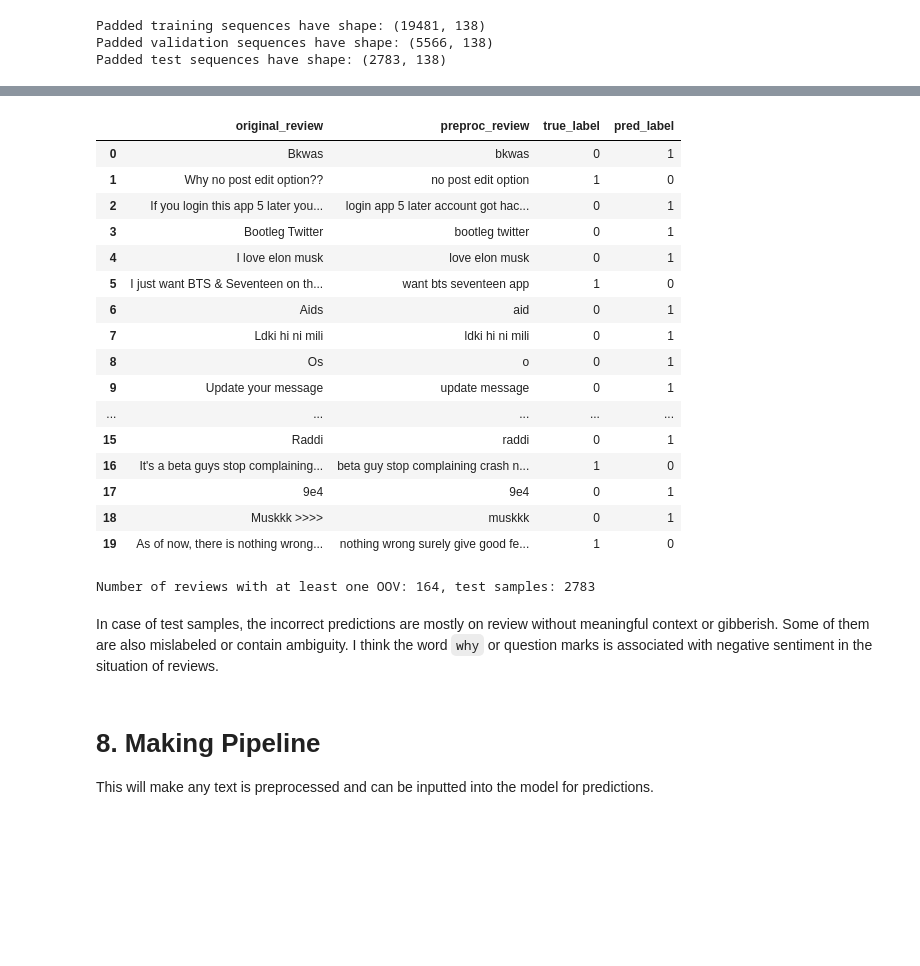
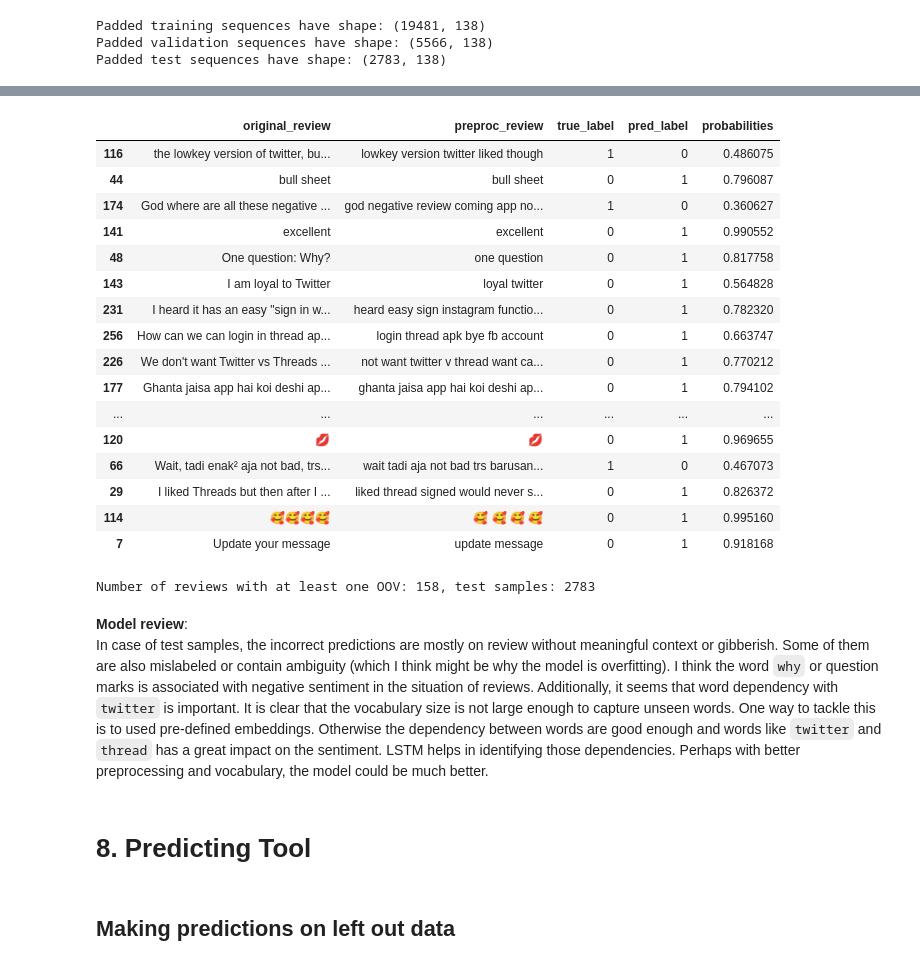
Before and after one commit to BrianLoe/NLP, a Jupyter notebook: thread/Thread_sentiment.ipynb, the cells around one changed output, grey strips where cells are left out. Saved outputs shown, nothing was run; the diff lists cells and outputs as text; code cells hidden in the pictures; blank space fills up the shorter version.

```diff
--- a/thread/Thread_sentiment.ipynb
+++ b/thread/Thread_sentiment.ipynb
@@ -510,7 +510,8 @@ def make_residual_df(model, original_description, sentences, labels, sequences):
 
     return - dataframe containing residuals with original and preprocessed review, true label, and predicted label.
     """
-    y_hat = (model.predict(sequences)>0.5).astype(int).ravel()
+    y_prob = model.predict(sequences).ravel()
+    y_hat = (y_prob>0.5).astype(int)
     incorrect_idxs = [i for i in range(len(y_hat)) if y_hat[i]!=labels[i]]
     print("There are {} incorrect predictions".format(len(incorrect_idxs)))
 
@@ -518,9 +519,10 @@ def make_residual_df(model, original_description, sentences, labels, sequences):
     inc_reviews = [sentences[i] for i in incorrect_idxs]
     true_labels = [labels[i] for i in incorrect_idxs]
     pred_labels = [y_hat[i] for i in incorrect_idxs]
+    probabilities = [y_prob[i] for i in incorrect_idxs]
 
-    resid = pd.DataFrame(zip(ori_desc, inc_reviews, true_labels, pred_labels),
-                     columns=['original_review','preproc_review', 'true_label', 'pred_label'])
+    resid = pd.DataFrame(zip(ori_desc, inc_reviews, true_labels, pred_labels, probabilities),
+                     columns=['original_review','preproc_review', 'true_label', 'pred_label', 'probabilities'])
 
     return resid
 # %%
@@ -863,25 +865,29 @@ Padded test sequences have shape: (2783, 138)
 tf.keras.backend.clear_session()
 from keras import regularizers
 
-with tf.device('/CPU:0'):
+with tf.device('/GPU:0'):
     model2 = tf.keras.models.Sequential([
         tfl.Embedding(NUM_WORDS, 20, input_length=MAX_LEN),
-        # tfl.SimpleRNN(16, return_sequences=True,),
-        tfl.Conv1D(16, 3, activation='relu'),
-        tfl.MaxPooling1D(),
+        # tfl.Conv1D(32, 5, activation='relu', ),
+        # tfl.MaxPooling1D(),
+        # tfl.SimpleRNN(32, kernel_regularizer=regularizers.L2(1e-7)),
+        tfl.Bidirectional(tfl.LSTM(32)),
         tfl.Dropout(0.2),
-        tfl.GlobalMaxPooling1D(),
-        tfl.Dense(12, activation='relu', kernel_regularizer=regularizers.L2(1e-7)),
+        # tfl.Flatten(),
+        tfl.Dense(8, activation='relu',
+                  kernel_regularizer=regularizers.L2(1e-8),
+                  # bias_regularizer=regularizers.L2(1e-8)
+                 ),
         tfl.Dense(1, activation='sigmoid')
     ])
 
     early_stop = tf.keras.callbacks.EarlyStopping(
                     monitor='val_loss',
-                    min_delta=0,
-                    patience=15,
+                    min_delta=1e-2,
+                    patience=8,
                     verbose=1,
                     mode='min',
-                    baseline=.3,
+                    baseline=.28,
                     restore_best_weights=True,
                 )
 
@@ -966,5 +974,5 @@ There are 1143 incorrect predictions
 val_size_out = int(len(ori_desc2) * 0.9)
 resid_df_test = make_residual_df(model2, ori_desc2[val_size_out:], test_sents, test_labels, test_seq)
 with pd.option_context('display.min_rows', 20):
-    display(resid_df_test.head(20))
+    display(resid_df_test.sample(20))
 # %% [output]
@@ -973,29 +981,29 @@ There are 293 incorrect predictions
-|  | original_review | preproc_review | true_label | pred_label |
-| 0 | Bkwas | bkwas | 0 | 1 |
-| 1 | Why no post edit option?? | no post edit option | 1 | 0 |
-| 2 | If you login this app 5 later you... | login app 5 later account got hac... | 0 | 1 |
-| 3 | Bootleg Twitter | bootleg twitter | 0 | 1 |
-| 4 | I love elon musk | love elon musk | 0 | 1 |
-| 5 | I just want BTS & Seventeen on th... | want bts seventeen app | 1 | 0 |
-| 6 | Aids | aid | 0 | 1 |
-| 7 | Ldki hi ni mili | ldki hi ni mili | 0 | 1 |
-| 8 | Os | o | 0 | 1 |
-| 9 | Update your message | update message | 0 | 1 |
-| ... | ... | ... | ... | ... |
-| 15 | Raddi | raddi | 0 | 1 |
-| 16 | It's a beta guys stop complaining... | beta guy stop complaining crash n... | 1 | 0 |
-| 17 | 9e4 | 9e4 | 0 | 1 |
-| 18 | Muskkk >>>> | muskkk | 0 | 1 |
-| 19 | As of now, there is nothing wrong... | nothing wrong surely give good fe... | 1 | 0 |
+|  | original_review | preproc_review | true_label | pred_label | probabilities |
+| 116 | the lowkey version of twitter, bu... | lowkey version twitter liked though | 1 | 0 | 0.486075 |
+| 44 | bull sheet | bull sheet | 0 | 1 | 0.796087 |
+| 174 | God where are all these negative ... | god negative review coming app no... | 1 | 0 | 0.360627 |
+| 141 | excellent | excellent | 0 | 1 | 0.990552 |
+| 48 | One question: Why? | one question | 0 | 1 | 0.817758 |
+| 143 | I am loyal to Twitter | loyal twitter | 0 | 1 | 0.564828 |
+| 231 | I heard it has an easy "sign in w... | heard easy sign instagram functio... | 0 | 1 | 0.782320 |
+| 256 | How can we can login in thread ap... | login thread apk bye fb account | 0 | 1 | 0.663747 |
+| 226 | We don't want Twitter vs Threads ... | not want twitter v thread want ca... | 0 | 1 | 0.770212 |
+| 177 | Ghanta jaisa app hai koi deshi ap... | ghanta jaisa app hai koi deshi ap... | 0 | 1 | 0.794102 |
+| ... | ... | ... | ... | ... | ... |
+| 120 | 💋 | 💋 | 0 | 1 | 0.969655 |
+| 66 | Wait, tadi enak² aja not bad, trs... | wait tadi aja not bad trs barusan... | 1 | 0 | 0.467073 |
+| 29 | I liked Threads but then after I ... | liked thread signed would never s... | 0 | 1 | 0.826372 |
+| 114 | 🥰🥰🥰🥰 | 🥰 🥰 🥰 🥰 | 0 | 1 | 0.995160 |
+| 7 | Update your message | update message | 0 | 1 | 0.918168 |
 # %%
 inc_seqs = tokenizer.texts_to_sequences(resid_df_test['preproc_review'].values)
 # %%
 seqs_idxs = [i for i in range(len(inc_seqs)) if 1 in inc_seqs[i]]
 print('Number of reviews with at least one OOV: {}, test samples: {}'.format(len(seqs_idxs), test_seq.shape[0]))
 # %% [output]
-Number of reviews with at least one OOV: 164, test samples: 2783
+Number of reviews with at least one OOV: 158, test samples: 2783
 # %% [markdown]
-In case of test samples, the incorrect predictions are mostly on review without meaningful context or gibberish. Some of them are also mislabeled or contain ambiguity. I think the word `why` or question marks is associated with negative sentiment in the situation of reviews.
+**Model review**:
+In case of test samples, the incorrect predictions are mostly on review without meaningful context or gibberish. Some of them are also mislabeled or contain ambiguity (which I think might be why the model is overfitting). I think the word `why` or question marks is associated with negative sentiment in the situation of reviews. Additionally, it seems that word dependency with `twitter` is important. It is clear that the vocabulary size is not large enough to capture unseen words. One way to tackle this is to used pre-defined embeddings. Otherwise the dependency between words are good enough and words like `twitter` and `thread` has a great impact on the sentiment. LSTM helps in identifying those dependencies. Perhaps with better preprocessing and vocabulary, the model could be much better.
 # %% [markdown]
-# 8. Making Pipeline
-This will make any text is preprocessed and can be inputted into the model for predictions.
+# 8. Predicting Tool
@@ -1003,0 +1020,2 @@ def pipeline(input_text):
+# %% [markdown]
+## Making predictions on left out data
```
Also changed, not shown: parts of 22 cells of this notebook.
